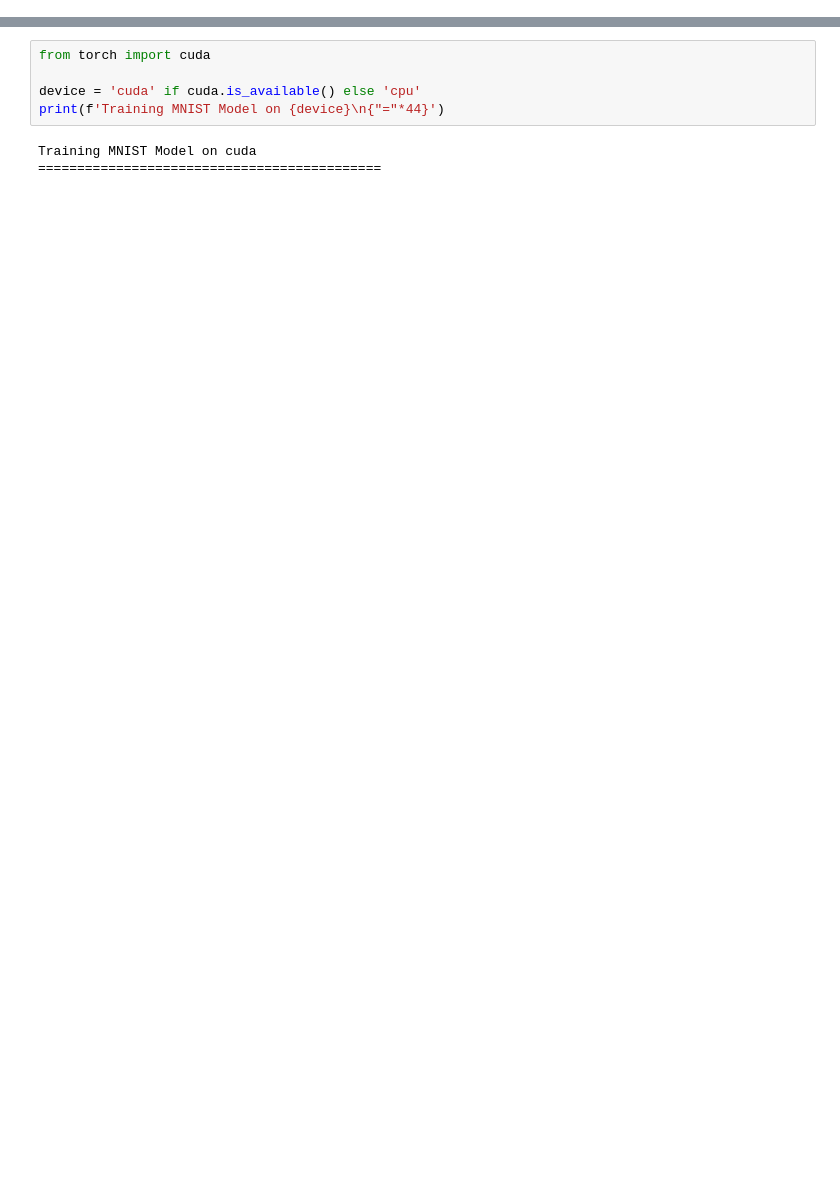
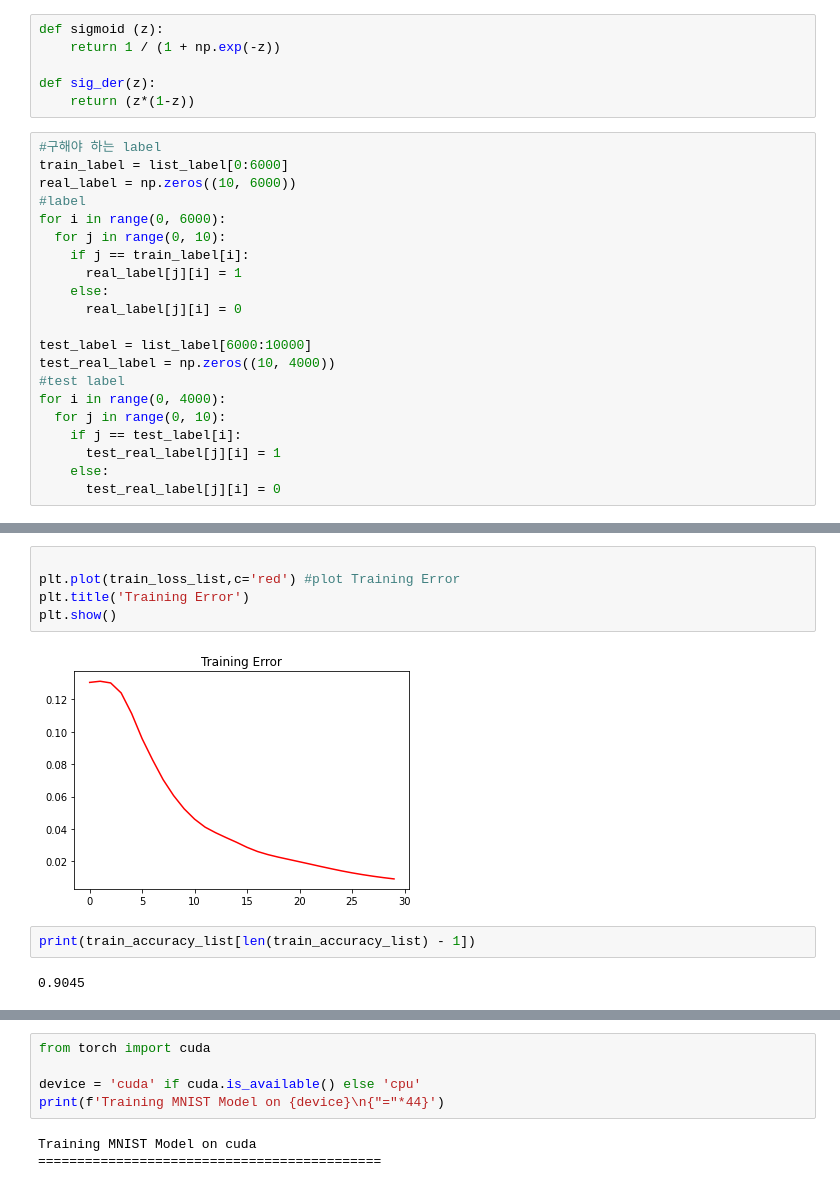
Before and after one commit to CJavaPython/AssignmentFolder, a Jupyter notebook: Assignment09/Assignment09.ipynb, the cells around one changed output, grey strips where cells are left out. Cells and saved outputs as stored; diff of their text form; blank space fills up the shorter version.

```diff
--- a/Assignment09/Assignment09.ipynb
+++ b/Assignment09/Assignment09.ipynb
@@ -104,0 +144,27 @@ plt.show()
+# %%
+def sigmoid (z):
+    return 1 / (1 + np.exp(-z))
+
+def sig_der(z):
+    return (z*(1-z))
+# %%
+#구해야 하는 label
+train_label = list_label[0:6000]
+real_label = np.zeros((10, 6000))
+#label
+for i in range(0, 6000):
+  for j in range(0, 10):
+    if j == train_label[i]:
+      real_label[j][i] = 1
+    else:
+      real_label[j][i] = 0
+
+test_label = list_label[6000:10000]
+test_real_label = np.zeros((10, 4000))
+#test label
+for i in range(0, 4000):
+  for j in range(0, 10):
+    if j == test_label[i]:
+      test_real_label[j][i] = 1
+    else:
+      test_real_label[j][i] = 0
@@ -104,0 +257,11 @@ plt.show()
+# %%
+
+plt.plot(train_loss_list,c='red') #plot Training Error
+plt.title('Training Error')
+plt.show()
+# %% [output]
+[figure, added]
+# %%
+print(train_accuracy_list[len(train_accuracy_list) - 1])
+# %% [output]
+0.9045
```
Also changed, not shown: parts of 29 cells of this notebook.
